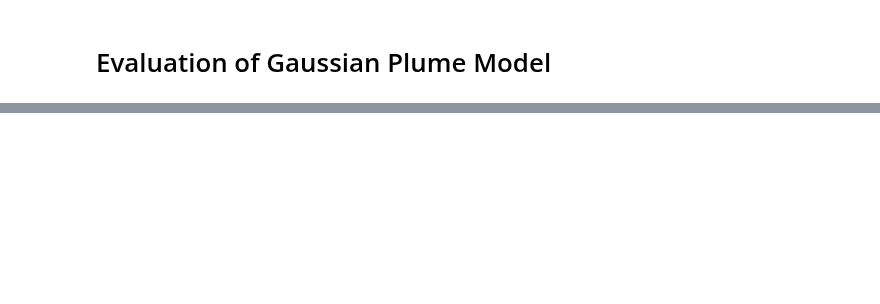
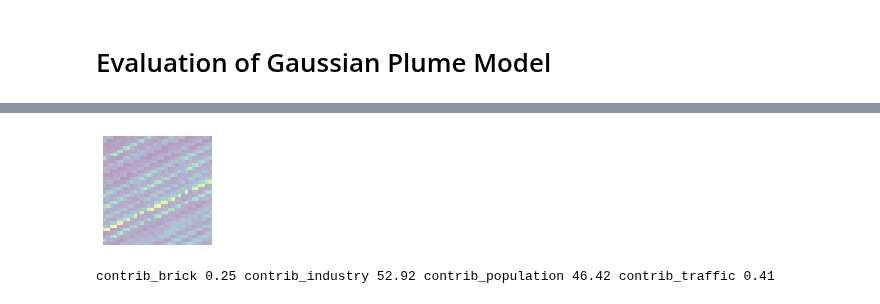
Before and after one commit to ankitbha/hidden_hotspots, a Jupyter notebook: hotspots/source_apportionment/gaussian_plume_model.ipynb, the cells around one changed output, grey strips where cells are left out. Cells and saved outputs as stored; diff of their text form; code cells hidden in the pictures; blank space fills up the shorter version.

```diff
--- a/hotspots/source_apportionment/gaussian_plume_model.ipynb
+++ b/hotspots/source_apportionment/gaussian_plume_model.ipynb
@@ -320,0 +308,10 @@ best
+# %%
+with open('trials_200.hyperopt', 'rb') as f:
+    trials = pkl.load(f)
+
+print(len(trials.losses()),min(trials.losses()))
+
+idx = trials.losses().index(min(trials.losses()))
+best_list_dict = trials.trials[idx]['misc']['vals']
+best = {key:value[0] for key,value in best_list_dict.items()}
+best
@@ -323,16 +332,20 @@ best
 # %%
 def evaluate(params):
 
-    alpha = params['alpha']
+    alpha_traffic = params['alpha_traffic']
+    alpha_brick = params['alpha_brick']
+    alpha_population = params['alpha_population']
+    alpha_industry = params['alpha_industry']
     H_traffic = params['H_traffic']
     H_brick = params['H_brick']
     H_population = params['H_population']
     H_industry = params['H_industry']
-    H_power = params['H_power']
-    z = params['z']
-    stability = ['A','B','C','D','E','F'][params['stability']]
+    offset = params['offset']
+    z = 5
+    stability = ['A','B','C','D','E','F'][0]
 
-    H = {'traffic':H_traffic, 'brick_kilns':H_brick, 'population_density':H_population, 'industry':H_industry, 'power_plant':H_power}
+    H = {'traffic':H_traffic, 'brick_kilns':H_brick, 'population_density':H_population, 'industry':H_industry,}
+    alpha = {'traffic':alpha_traffic, 'brick_kilns':alpha_brick, 'population_density':alpha_population, 'industry':alpha_industry}
     stability_dict = {'A': [213,459.7,2.084,-9.6], 'B':[156,108.2,1.098,2.0], 'C':[104,61.0,0.911,0.0], 'D':[68,44.5,0.516,-13.0],\
                      'E':[50.5,55.4,0.305,-34.0], 'F':[34,62.6,0.180,-48.6]}
     [a,c,d,f] = stability_dict[stability]
@@ -354,8 +367,8 @@ def evaluate(params):
         for sensor in sensors:
             dest = (locs.loc[sensor]['Latitude'], locs.loc[sensor]['Longitude'])
             ts = hsp[0]
-            computed_val = compute_concentration(dest=dest, ts=ts, alpha=alpha, wind_speed=wind_speed, stack_height=H, z=z, \
-                                                a=a, c=c, d=d, f=f)
+            computed_val, _ = compute_concentration(dest=dest, ts=ts, alpha=alpha, wind_speed=wind_speed, stack_height=H, z=z, \
+                                                a=a, c=c, d=d, f=f, offset=offset)
             measured_val = df.loc[hsp[0]][sensor]
             obj = obj + (measured_val-computed_val)**2
             N = N+1
@@ -379,5 +396,5 @@ print(rmse, explained, total)
 # %%
 for i in range(len(chsp)):
-    if(max(chsp[i], key=chsp[i].get)!=max(mhsp[i], key=mhsp[i].get)):
-        print(chsp[i],mhsp[i])
+    if(max(chsp[i], key=chsp[i].get)==max(mhsp[i], key=mhsp[i].get)):
+        print(i,chsp[i],mhsp[i])
 # %% [output]
@@ -400,0 +510,19 @@ for i in range(len(chsp)):
+# %%
+map_array, apportionment = map_apportion_hotspot(best, test[21])
+# %%
+plt.figure(figsize=(2,2))
+plt.imshow(map_array, cmap='viridis', interpolation='nearest', alpha=0.4)
+plt.axis('off')
+# plt.colorbar()
+# plt.show()
+plt.savefig('heatmap.png')
+# %% [output]
+[figure, added]
+# %%
+apportionment = apportionment/sum(apportionment)
+
+apportionment = apportionment*100
+print('contrib_brick', round(apportionment[0],2), 'contrib_industry', round(apportionment[1],2),\
+      'contrib_population', round(apportionment[2],2), 'contrib_traffic', round(apportionment[3],2))
+# %% [output]
+contrib_brick 0.25 contrib_industry 52.92 contrib_population 46.42 contrib_traffic 0.41
```
Also changed, not shown: parts of 24 cells of this notebook, 7 other files.
